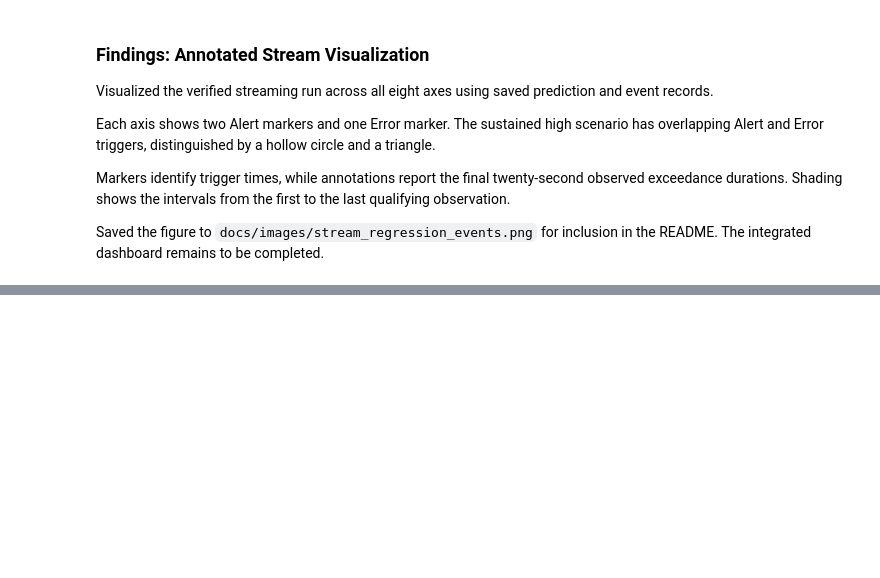
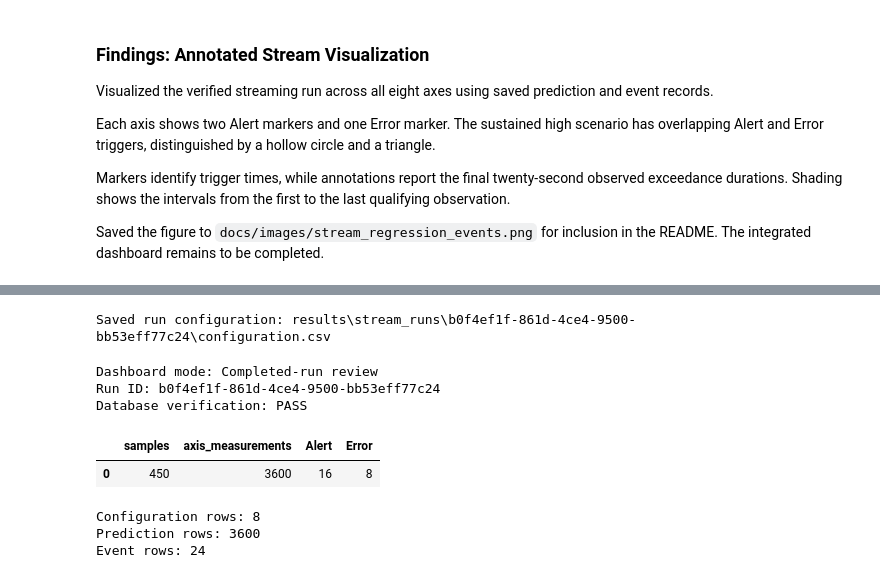
Before and after one commit to UbaidUllah777/DataStreamVisualization-regression-based-anomaly-detection, a Jupyter notebook: Regression_Anomaly_Detection.ipynb, the cells around one changed output, grey strips where cells are left out. Saved outputs shown, nothing was run; the diff lists cells and outputs as text; code cells hidden in the pictures; blank space fills up the shorter version.

Commit message:
Complete and verify integrated regression dashboard

```diff
--- a/Regression_Anomaly_Detection.ipynb
+++ b/Regression_Anomaly_Detection.ipynb
@@ -2428,0 +2437,45 @@ Saved the figure to `docs/images/stream_regression_events.png` for inclusion in
+# %%
+configuration_path = stream_output_directory / "configuration.csv"
+
+selected_configuration.rename_axis("axis").to_csv(
+    configuration_path
+)
+
+print(
+    "Saved run configuration:",
+    configuration_path.relative_to(PROJECT_ROOT),
+)
+# %% [output]
+Saved run configuration: results\stream_runs\b0f4ef1f-861d-4ce4-9500-bb53eff77c24\configuration.csv
+# %%
+from monitor_web.dashboard_service import DashboardService
+
+dashboard_service = DashboardService(
+    store=StreamRunStore(),
+    results_root=PROJECT_ROOT / "results" / "stream_runs",
+)
+
+dashboard_payload = dashboard_service.load_run(stream_run_id)
+
+print("Dashboard mode:", dashboard_payload["mode"])
+print("Run ID:", dashboard_payload["run_id"])
+print("Database verification: PASS")
+
+display(
+    pd.DataFrame(
+        [dashboard_payload["counts"]]
+    )
+)
+
+print("Configuration rows:", len(dashboard_payload["configuration"]))
+print("Prediction rows:", len(dashboard_payload["predictions"]))
+print("Event rows:", len(dashboard_payload["events"]))
+# %% [output]
+Dashboard mode: Completed-run review
+Run ID: b0f4ef1f-861d-4ce4-9500-bb53eff77c24
+Database verification: PASS
+|  | samples | axis_measurements | Alert | Error |
+| 0 | 450 | 3600 | 16 | 8 |
+Configuration rows: 8
+Prediction rows: 3600
+Event rows: 24
```
Also changed, not shown: parts of 2 cells of this notebook, 5 other files.
